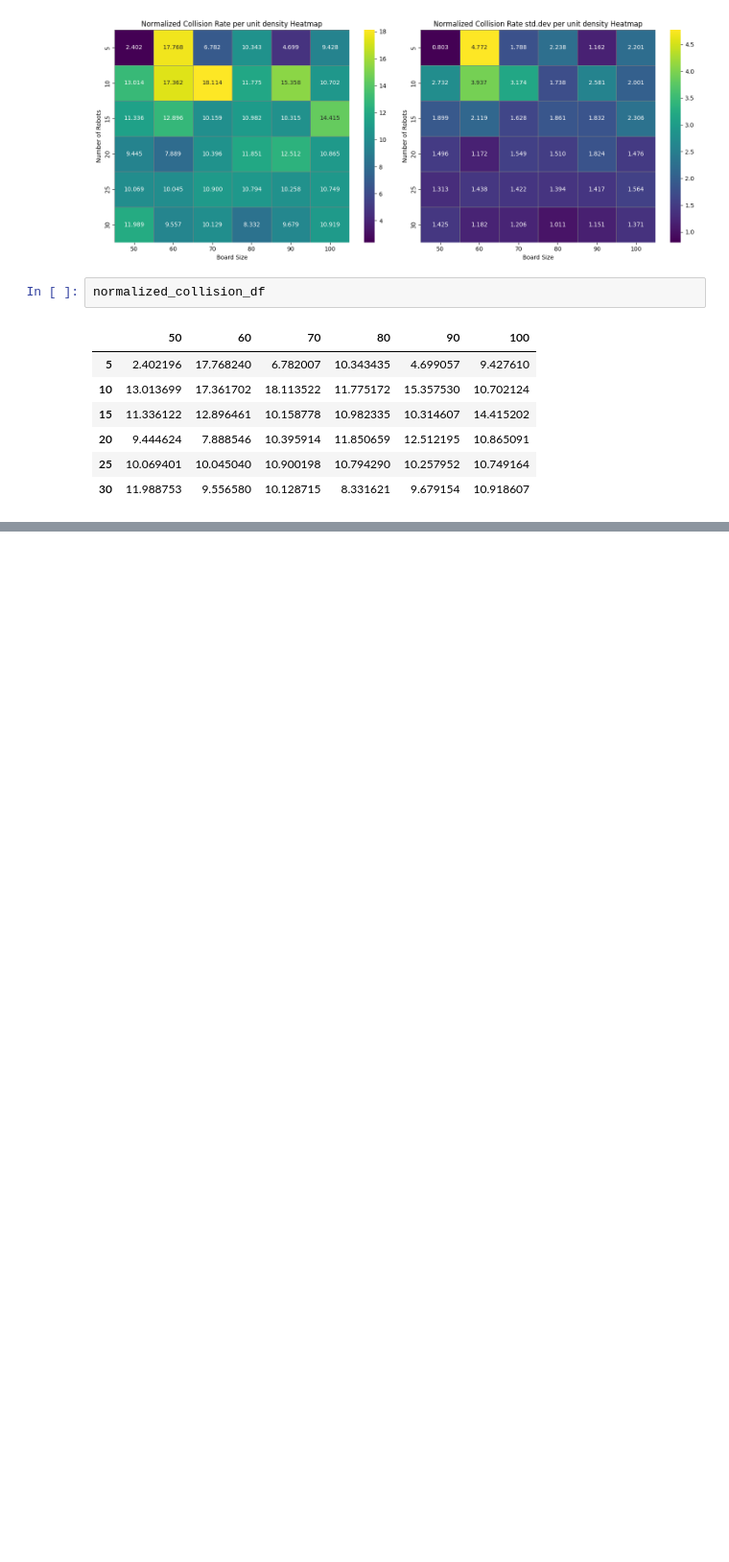
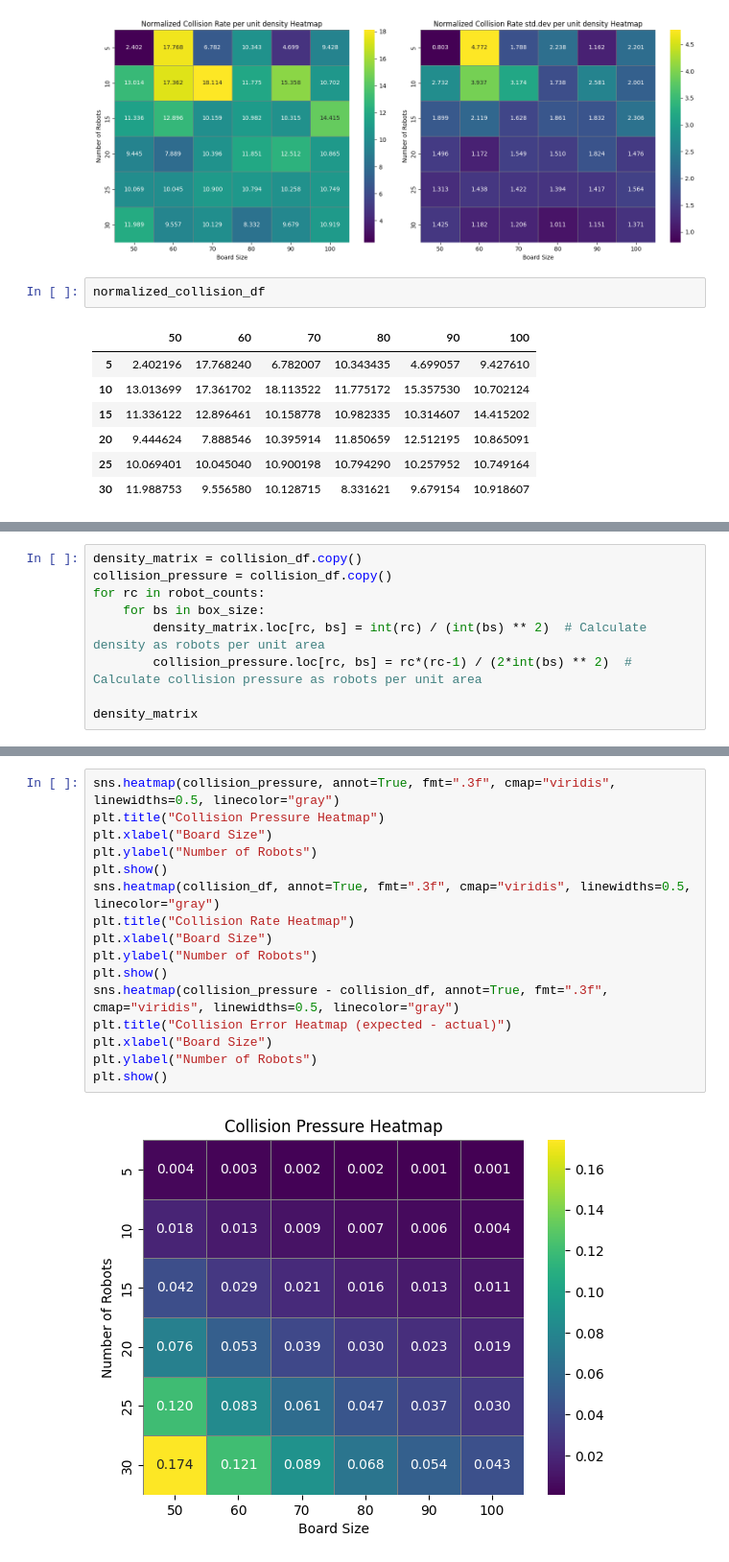
Before and after one commit to Death-Raider/Personal_Projects, a Jupyter notebook: GoalChasing_QLearning/output_processing.ipynb, the cells around one changed output, grey strips where cells are left out. Shown at 96% size. Saved outputs shown, nothing was run; the diff lists cells and outputs as text; blank space fills up the shorter version.

```diff
--- a/GoalChasing_QLearning/output_processing.ipynb
+++ b/GoalChasing_QLearning/output_processing.ipynb
@@ -230,0 +272,9 @@ plt.show()
+# %%
+density_matrix = collision_df.copy()
+collision_pressure = collision_df.copy()
+for rc in robot_counts:
+    for bs in box_size:
+        density_matrix.loc[rc, bs] = int(rc) / (int(bs) ** 2)  # Calculate density as robots per unit area
+        collision_pressure.loc[rc, bs] = rc*(rc-1) / (2*int(bs) ** 2)  # Calculate collision pressure as robots per unit area
+
+density_matrix
@@ -230,0 +299,18 @@ plt.show()
+# %%
+sns.heatmap(collision_pressure, annot=True, fmt=".3f", cmap="viridis", linewidths=0.5, linecolor="gray")
+plt.title("Collision Pressure Heatmap")
+plt.xlabel("Board Size")
+plt.ylabel("Number of Robots")
+plt.show()
+sns.heatmap(collision_df, annot=True, fmt=".3f", cmap="viridis", linewidths=0.5, linecolor="gray")
+plt.title("Collision Rate Heatmap")
+plt.xlabel("Board Size")
+plt.ylabel("Number of Robots")
+plt.show()
+sns.heatmap(collision_pressure - collision_df, annot=True, fmt=".3f", cmap="viridis", linewidths=0.5, linecolor="gray")
+plt.title("Collision Error Heatmap (expected - actual)")
+plt.xlabel("Board Size")
+plt.ylabel("Number of Robots")
+plt.show()
+# %% [output]
+[figure, added]
```
Also changed, not shown: parts of 13 cells of this notebook.
